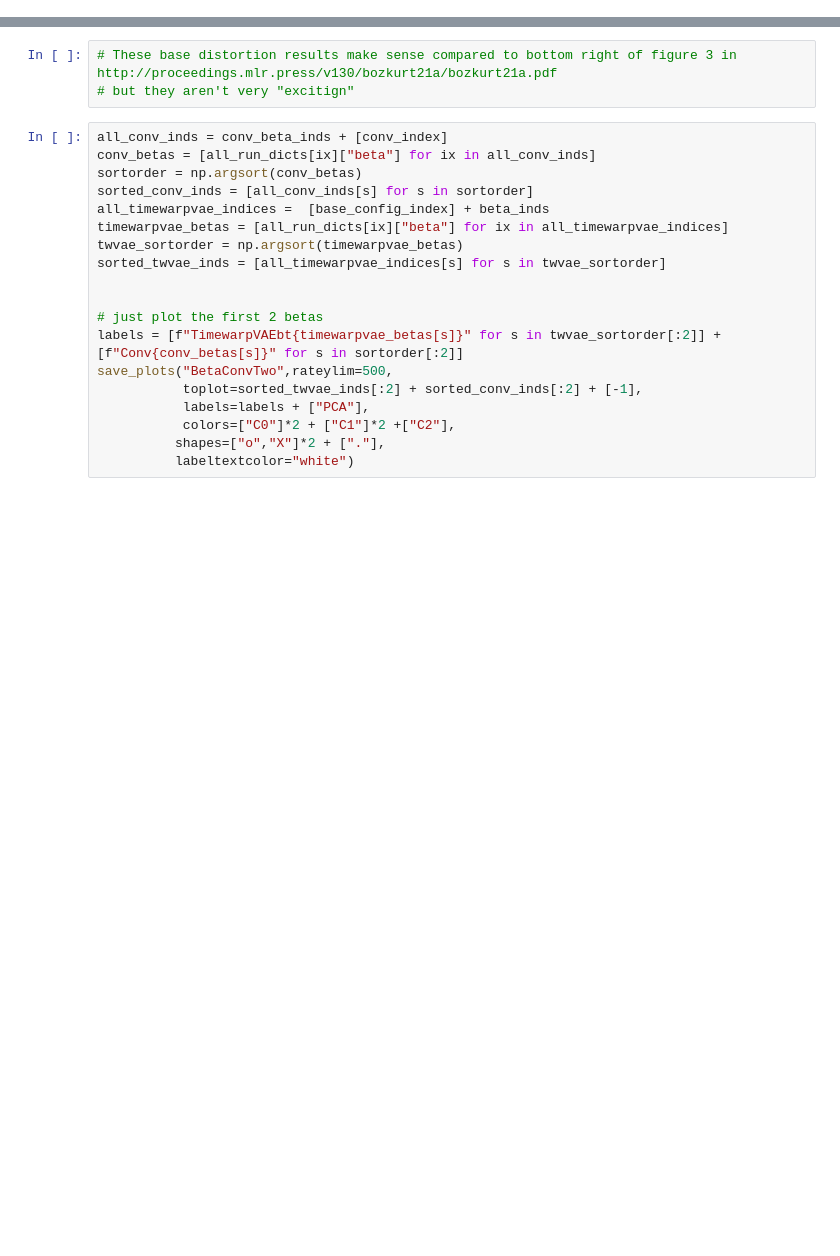
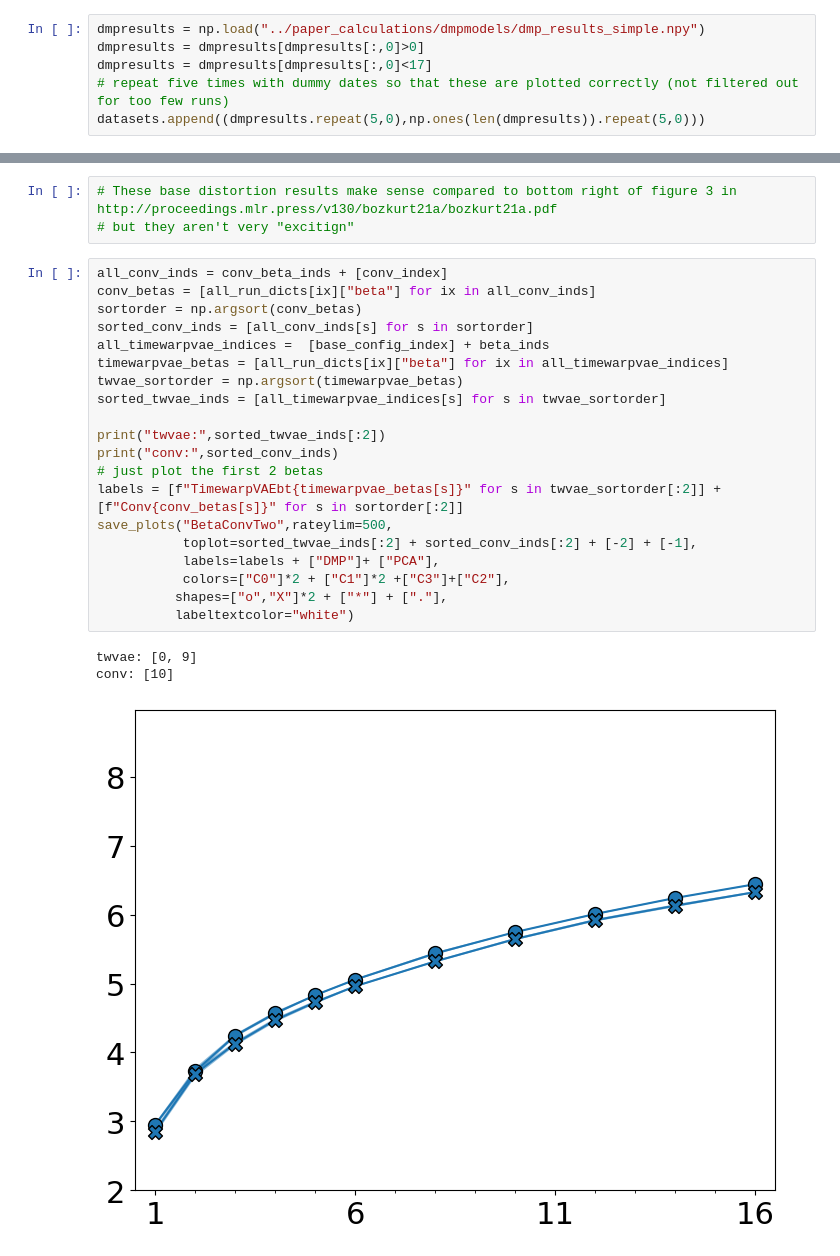
Before and after one commit to travers-rhodes/TimewarpVAE, a Jupyter notebook: paper_images/AblationPlot.ipynb, the cells around one changed output, grey strips where cells are left out. Drawn from its saved outputs; the diff is of its cells as text; blank space fills up the shorter version.

```diff
--- a/paper_images/AblationPlot.ipynb
+++ b/paper_images/AblationPlot.ipynb
@@ -88,3 +123,9 @@ def plot_with_average_variance_line(ax,data,color,label,markerstyle,stamps):
     ax.plot(xvals[order],yvals[order],c=color,label=label,zorder=2)
     ax.scatter(xvals[order],yvals[order],c=color,alpha=1,marker=markerstyle,s=100,edgecolors= "k",linewidth=1,zorder=3)
     ax.fill_between(xvals[order], yvals[order]-stdyvals[order], yvals[order]+stdyvals[order], facecolor=color, alpha=0.5,zorder=1)
+# %%
+dmpresults = np.load("../paper_calculations/dmpmodels/dmp_results_simple.npy")
+dmpresults = dmpresults[dmpresults[:,0]>0]
+dmpresults = dmpresults[dmpresults[:,0]<17]
+# repeat five times with dummy dates so that these are plotted correctly (not filtered out for too few runs)
+datasets.append((dmpresults.repeat(5,0),np.ones(len(dmpresults)).repeat(5,0)))
@@ -267,19 +395,24 @@ rate_distortion("base",100,16,[base_config_index] + beta_inds,colors=None,shapes
 # %%
 all_conv_inds = conv_beta_inds + [conv_index]
 conv_betas = [all_run_dicts[ix]["beta"] for ix in all_conv_inds]
 sortorder = np.argsort(conv_betas)
 sorted_conv_inds = [all_conv_inds[s] for s in sortorder]
 all_timewarpvae_indices =  [base_config_index] + beta_inds
 timewarpvae_betas = [all_run_dicts[ix]["beta"] for ix in all_timewarpvae_indices]
 twvae_sortorder = np.argsort(timewarpvae_betas)
 sorted_twvae_inds = [all_timewarpvae_indices[s] for s in twvae_sortorder]
 
-
+print("twvae:",sorted_twvae_inds[:2])
+print("conv:",sorted_conv_inds)
 # just plot the first 2 betas
 labels = [f"TimewarpVAEbt{timewarpvae_betas[s]}" for s in twvae_sortorder[:2]] + [f"Conv{conv_betas[s]}" for s in sortorder[:2]]
 save_plots("BetaConvTwo",rateylim=500,
-           toplot=sorted_twvae_inds[:2] + sorted_conv_inds[:2] + [-1],
-           labels=labels + ["PCA"],
-           colors=["C0"]*2 + ["C1"]*2 +["C2"],
-          shapes=["o","X"]*2 + ["."],
+           toplot=sorted_twvae_inds[:2] + sorted_conv_inds[:2] + [-2] + [-1],
+           labels=labels + ["DMP"]+ ["PCA"],
+           colors=["C0"]*2 + ["C1"]*2 +["C3"]+["C2"],
+          shapes=["o","X"]*2 + ["*"] + ["."],
           labeltextcolor="white")
+# %% [output]
+twvae: [0, 9]
+conv: [10]
+[figure, added]
```
Also changed, not shown: parts of 19 cells of this notebook.
